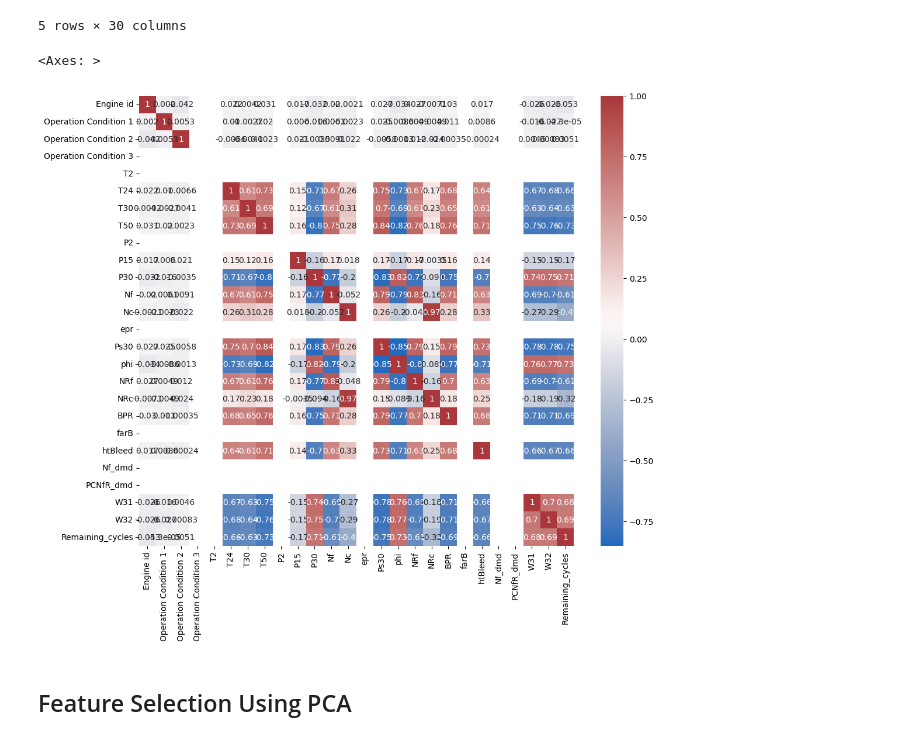
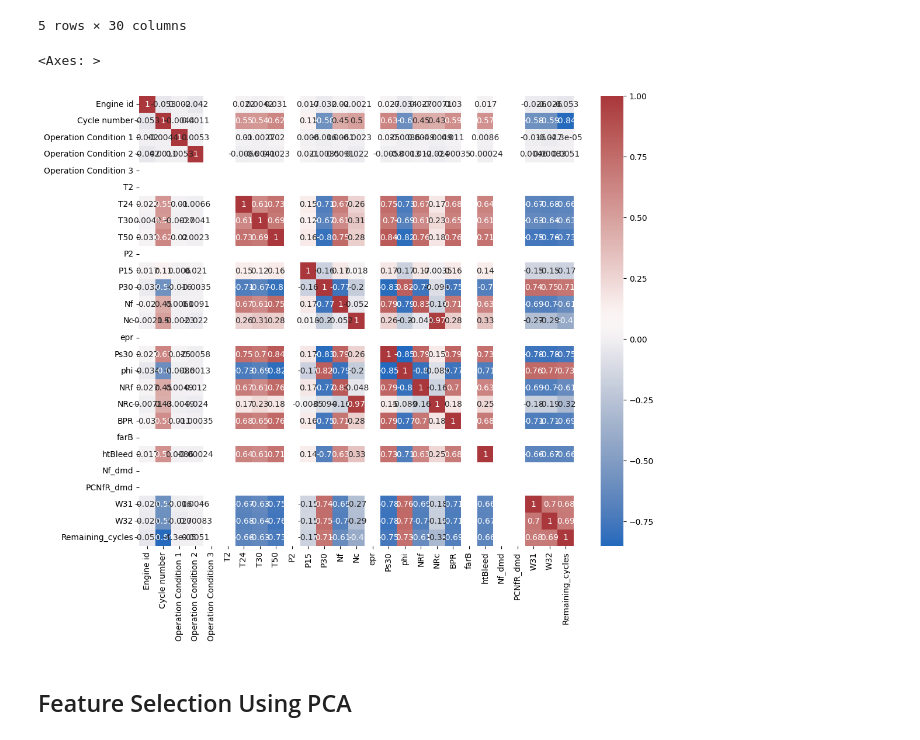
Before and after one commit to Enkode13/Time_Series_Engine_Failure_Forecasting, a Jupyter notebook: proj.ipynb, the cells around one changed output. Drawn from its saved outputs; the diff is of its cells as text; code cells hidden in the pictures.

```diff
--- a/proj.ipynb
+++ b/proj.ipynb
@@ -99,13 +99,15 @@ test_f.head()
 5 rows × 30 columns
 # %%
 plt.figure(figsize=(12,10))
-sns.heatmap(train.drop(columns=['Cycle number']).corr(),
+sns.heatmap(train
+            # .drop(columns=['Cycle number'])
+            .corr(),
             cmap='vlag',
             annot=True
             )
 # %% [output]
 <Axes: >
-[figure, old version]
+[figure, new version]
 # %% [markdown]
 ## Feature Selection Using PCA
 # %%
```
Also changed, not shown: parts of 7 cells of this notebook.
